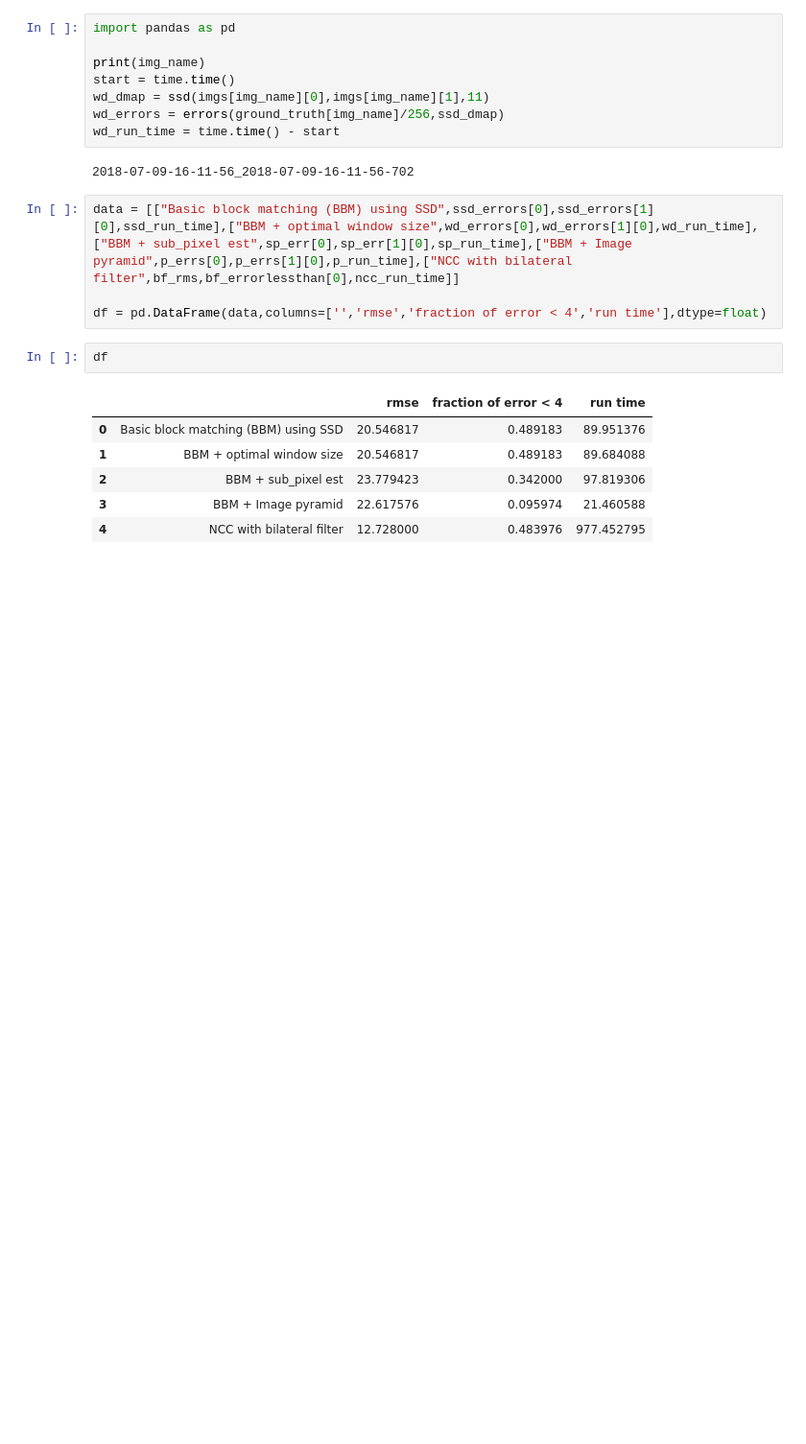
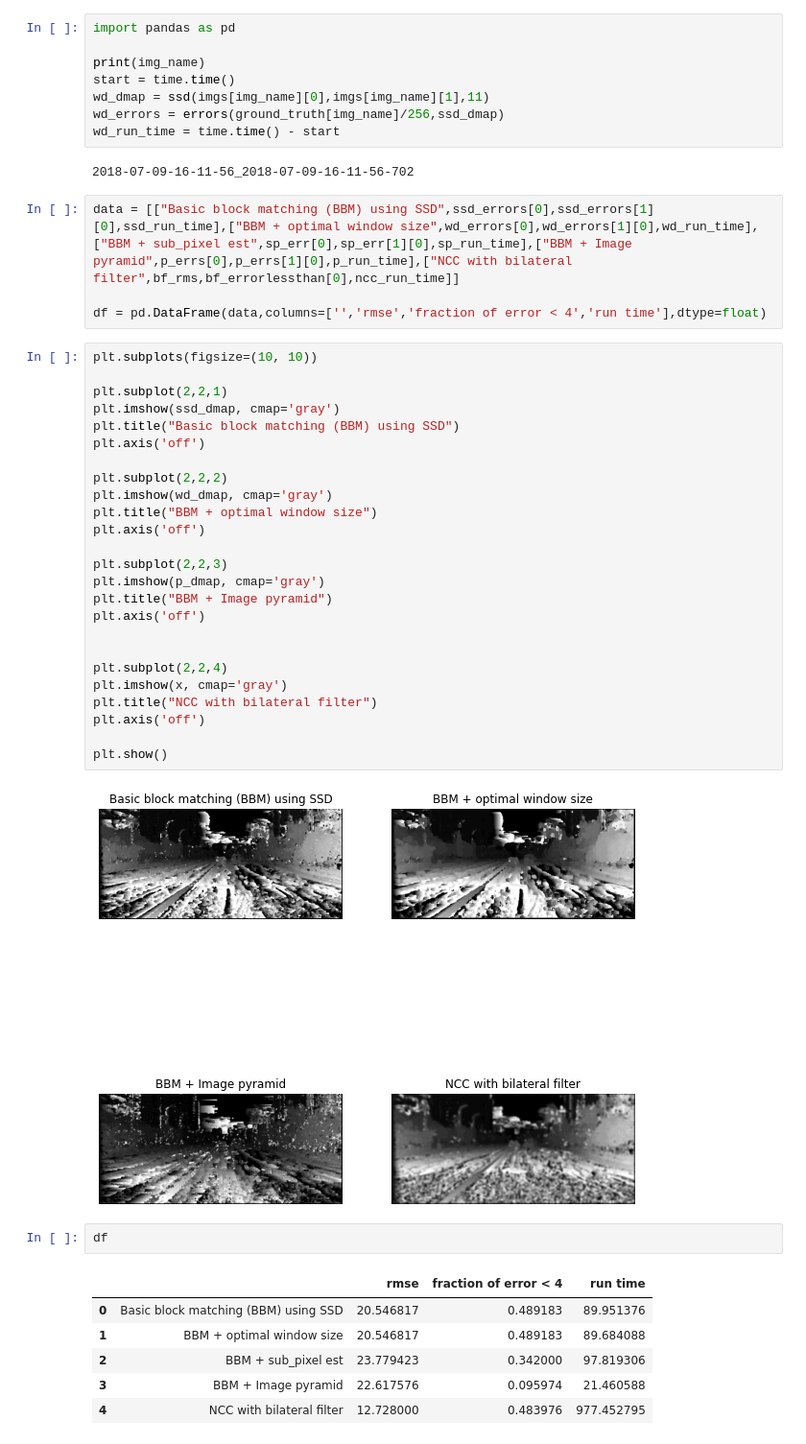
Before and after one commit to R-HUA/COMP90086-Computer-Vision, a Jupyter notebook: COMP90086.ipynb, the cells around one changed output. Shown: that part at 96% size. Drawn from its saved outputs; the diff is of its cells as text; blank space fills up the shorter version.

```diff
--- a/COMP90086.ipynb
+++ b/COMP90086.ipynb
@@ -601,6 +601,33 @@ wd_run_time = time.time() - start
 data = [["Basic block matching (BBM) using SSD",ssd_errors[0],ssd_errors[1][0],ssd_run_time],["BBM + optimal window size",wd_errors[0],wd_errors[1][0],wd_run_time],["BBM + sub_pixel est",sp_err[0],sp_err[1][0],sp_run_time],["BBM + Image pyramid",p_errs[0],p_errs[1][0],p_run_time],["NCC with bilateral filter",bf_rms,bf_errorlessthan[0],ncc_run_time]]
 
 df = pd.DataFrame(data,columns=['','rmse','fraction of error < 4','run time'],dtype=float)
+# %%
+plt.subplots(figsize=(10, 10))
+
+plt.subplot(2,2,1)
+plt.imshow(ssd_dmap, cmap='gray')
+plt.title("Basic block matching (BBM) using SSD")
+plt.axis('off')
+
+plt.subplot(2,2,2)
+plt.imshow(wd_dmap, cmap='gray')
+plt.title("BBM + optimal window size")
+plt.axis('off')
+
+plt.subplot(2,2,3)
+plt.imshow(p_dmap, cmap='gray')
+plt.title("BBM + Image pyramid")
+plt.axis('off')
+
+
+plt.subplot(2,2,4)
+plt.imshow(x, cmap='gray')
+plt.title("NCC with bilateral filter")
+plt.axis('off')
+
+plt.show()
+# %% [output]
+[figure, added]
 # %%
 df
 # %% [output]
```
